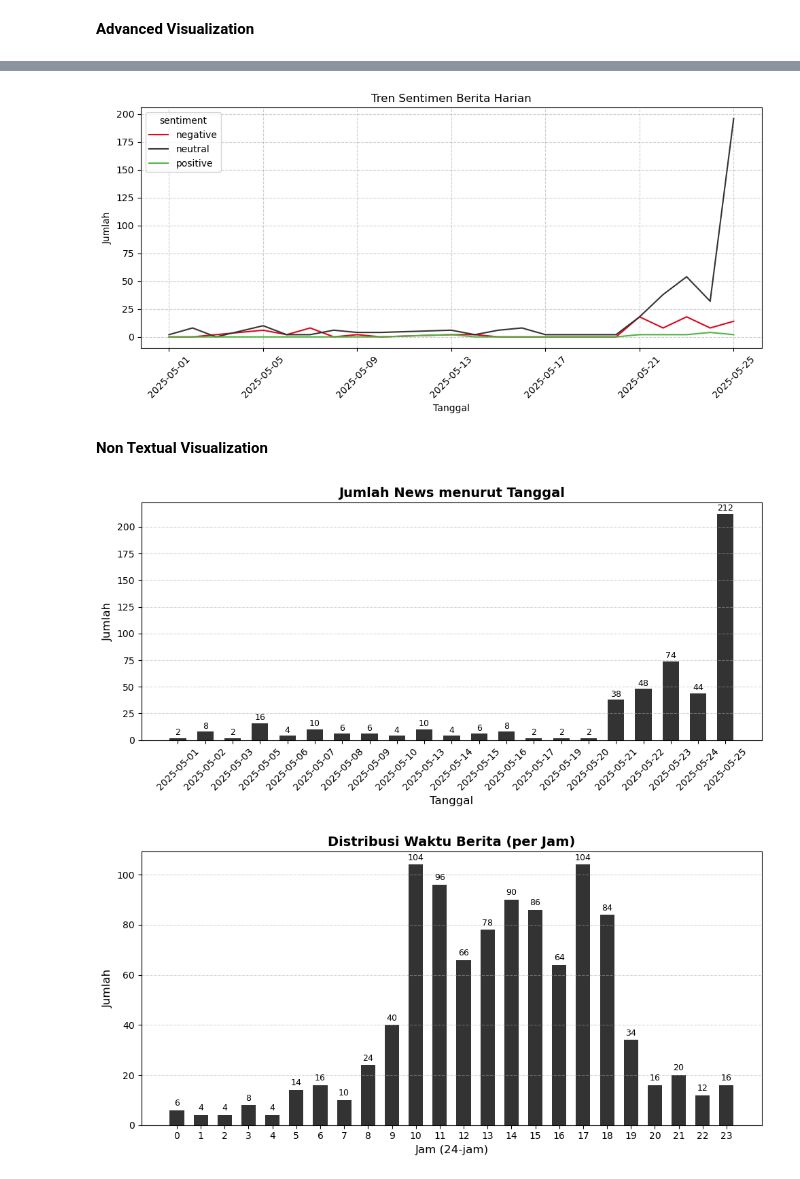
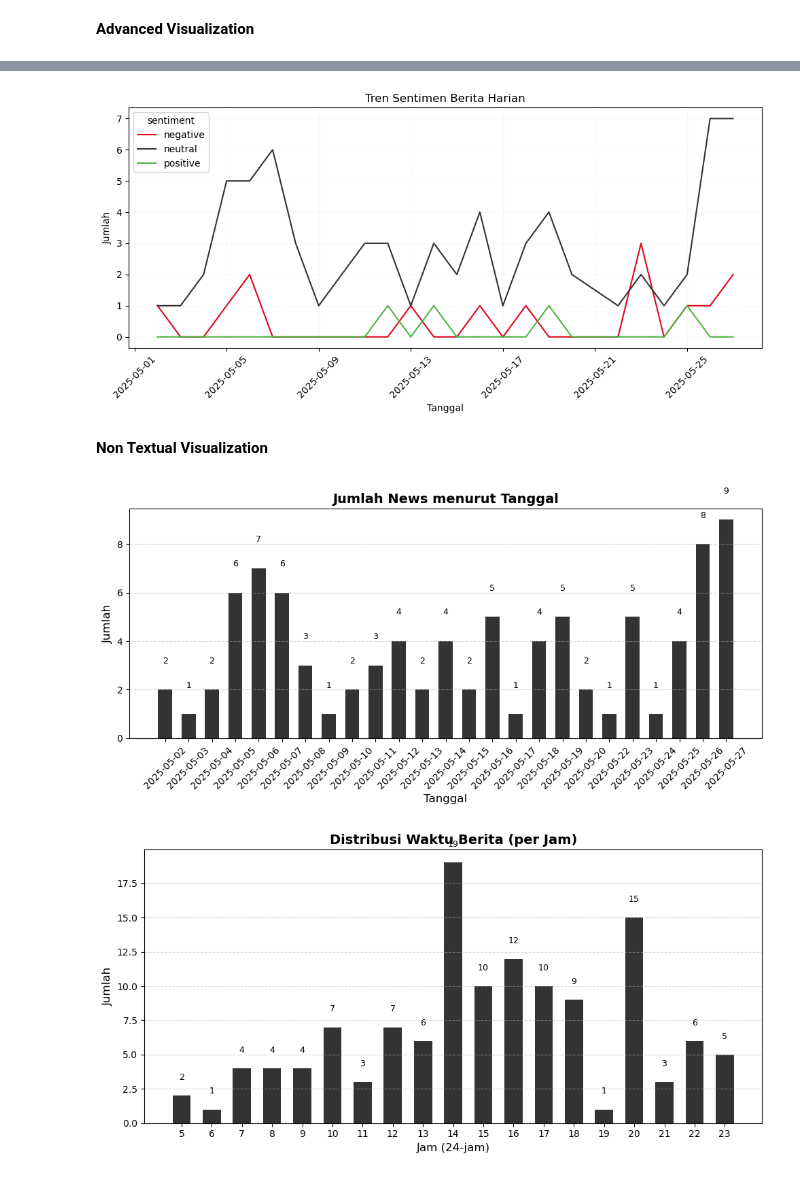
Before and after one commit to calvinrev/iprakom-scraping-sentiment, a Jupyter notebook: 3.Textual_data_visualization.ipynb, the cells around one changed output, grey strips where cells are left out. Cells and saved outputs as stored; diff of their text form; code cells hidden in the pictures.

```diff
--- a/3.Textual_data_visualization.ipynb
+++ b/3.Textual_data_visualization.ipynb
@@ -10,6 +10,6 @@ sentiment = Sentiment()
 # %% [output]
 Device set to use mps:0
 # %%
-df = pd.read_csv('files/detik_semua_artikel.csv')
+df = pd.read_csv('files/detik_semua_artikel_query_clean.csv')
 df.head()
 # %% [output]
@@ -21,0 +22,4 @@ df.head()
+# %%
+# Filter data yang hanya memiliki judul dan tanggal
+df = df.loc[df['judul'].notna() & df['tanggal'].notna()]
+df.shape
@@ -33,6 +39,6 @@ def parse_tanggal(t):
     return pd.to_datetime(t, format='%d %m %Y', errors='coerce')
 
 df['date'] = df['tanggal'].str.strip().apply(parse_tanggal).dt.date
-df['sentiment'] = df['judul'].apply(lambda text: sentiment.getSentimentLabel(text[:512]))
+df['sentiment'] = df['isi'].apply(lambda text: sentiment.getSentimentLabel(str(text)[:514]))
 df.head()
 # %% [output]
@@ -193,19 +200,19 @@ for sent in ['positive', 'neutral', 'negative']:
 # %%
 # Hitung jumlah sentimen per tanggal
-trend_df = df.groupby(['date', 'sentiment']).size().unstack(fill_value=0)
+trend_df = df.loc[pd.to_datetime(df.date) >= pd.Timestamp('2025-01-01')].groupby(['date', 'sentiment']).size().unstack(fill_value=0)
 
 # Plot
 trend_df.plot(kind='line', figsize=(10, 5), color=[
     sentiment_colors.get(s, '#ccc') for s in trend_df.columns])
 plt.title('Tren Sentimen Berita Harian')
 plt.ylabel('Jumlah')
 plt.xlabel('Tanggal')
 plt.xticks(rotation=45)
-plt.grid(True, linestyle='--', alpha=0.6)
+plt.grid(True, linestyle='--', alpha=0.1)
 plt.tight_layout()
 plt.show()
 # %% [output]
-[figure, old version]
+[figure, new version]
 # %% [markdown]
 **Non Textual Visualization**
 # %%
@@ -230,7 +237,7 @@ plt.grid(axis='y', linestyle='--', alpha=0.5)
 plt.tight_layout()
 plt.show()
 # %% [output]
-[figure, old version]
+[figure, new version]
 # %%
 # Bersihkan 'WIB' dan konversi ke datetime.time
 def parse_jam(jam_str):
@@ -266,4 +273,4 @@ plt.grid(axis='y', linestyle='--', alpha=0.5)
 plt.tight_layout()
 plt.show()
 # %% [output]
-[figure, old version]
+[figure, new version]
```
Also changed, not shown: parts of 11 cells of this notebook, 2 other files.
